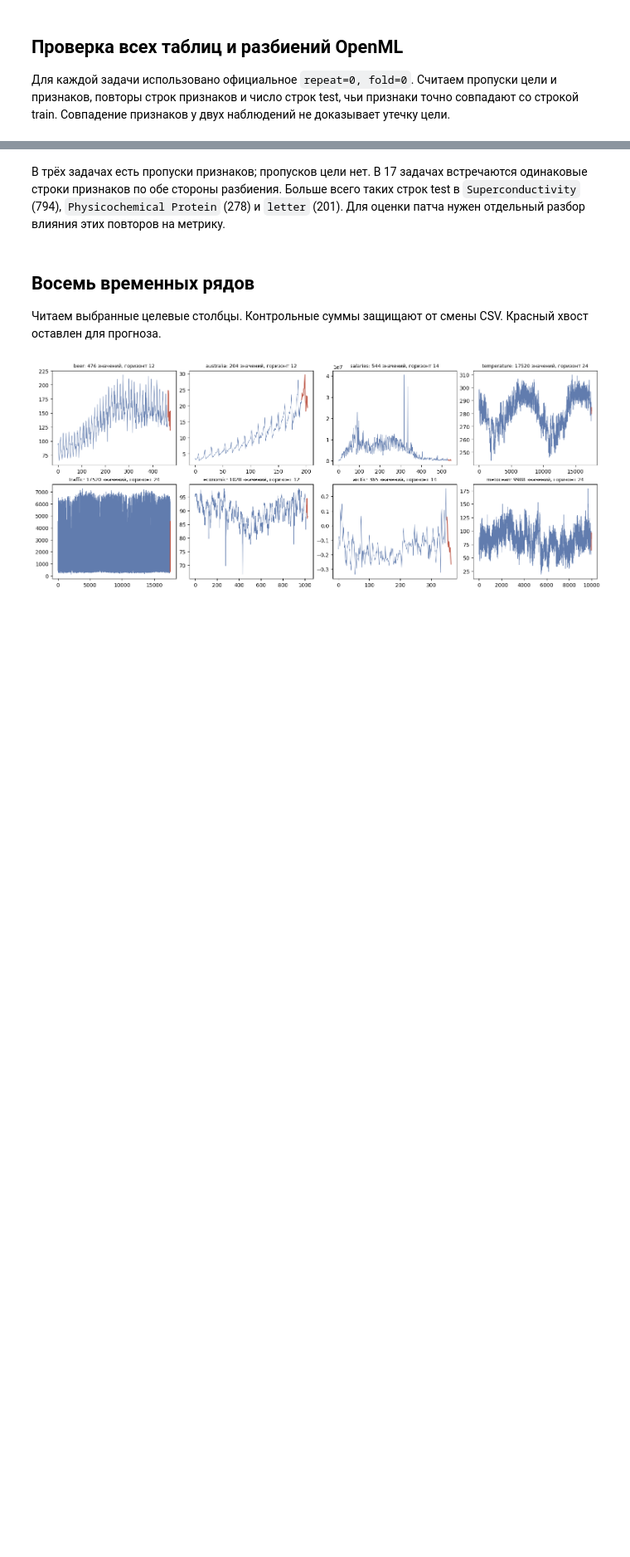
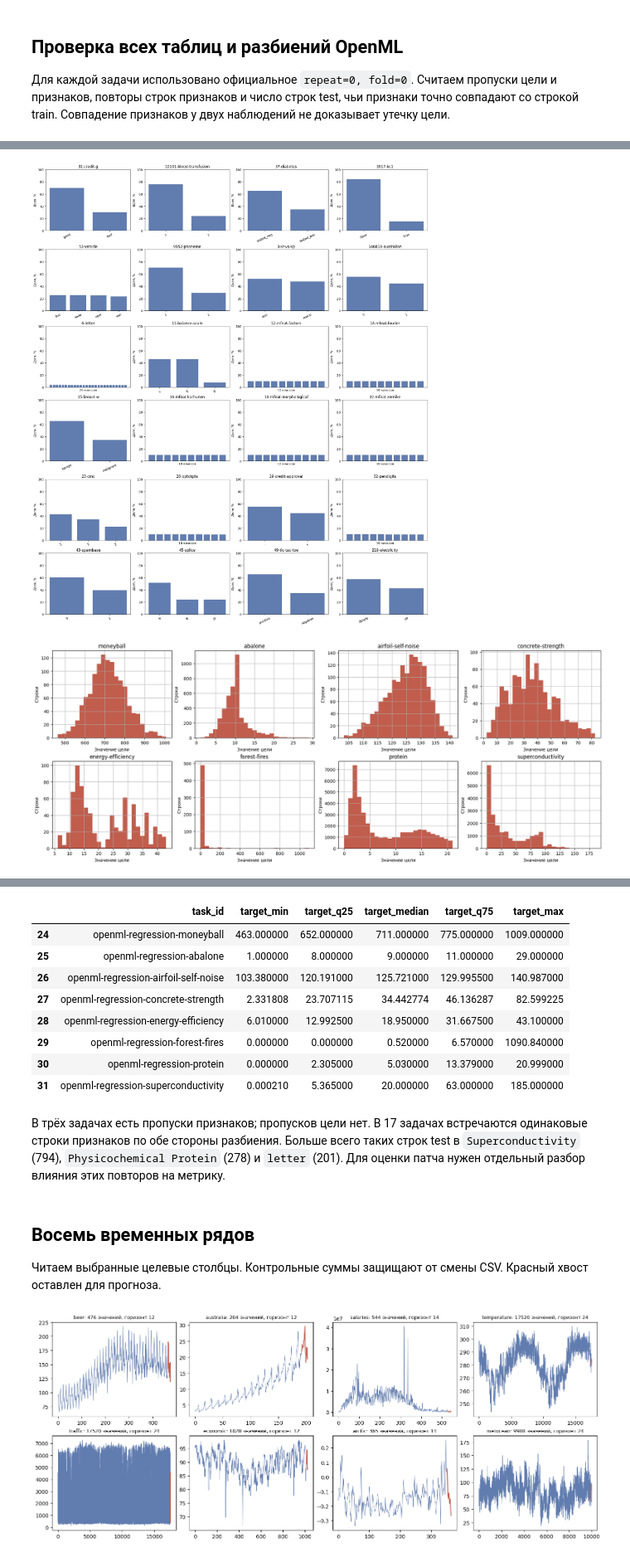
Before and after one commit to anpilove/FEDOT.LLM, a Jupyter notebook: fedotllm/agents/evolve/docs/eda.ipynb, the cells around one changed output, grey strips where cells are left out. Shown at 83% size. Saved outputs shown, nothing was run; the diff lists cells and outputs as text; code cells hidden in the pictures; blank space fills up the shorter version.

```diff
--- a/fedotllm/agents/evolve/docs/eda.ipynb
+++ b/fedotllm/agents/evolve/docs/eda.ipynb
@@ -212,0 +187,35 @@ plt.show()
+# %%
+classification = audit[audit.problem == "classification"]
+class_balance = pd.DataFrame([
+    {"task_id": row.task_id, "class": str(label), "rows": int(count),
+     "share_percent": 100 * count / len(target_cache[row.task_id])}
+    for row in classification.itertuples()
+    for label, count in target_cache[row.task_id].value_counts(dropna=False).items()
+])
+class_balance.to_csv(ASSETS / "class_balance.csv", index=False)
+fig, axes = plt.subplots(6, 4, figsize=(18, 21), constrained_layout=True)
+for ax, row in zip(axes.flat, classification.itertuples()):
+    counts = target_cache[row.task_id].value_counts(dropna=False)
+    shares = counts / counts.sum() * 100
+    ax.bar(range(len(shares)), shares.to_numpy(), color="#617cae")
+    ax.set(title=row.task_id.removeprefix("openml-")[:32], ylabel="Доля, %", ylim=(0, 100))
+    if len(shares) <= 4:
+        ax.set_xticks(range(len(shares)), [str(x)[:10] for x in shares.index], rotation=25)
+    else:
+        ax.set(xlabel=f"{len(shares)} классов")
+        ax.set_xticks([])
+fig.savefig(ASSETS / "classification_targets.png", dpi=160)
+plt.show()
+
+regression = audit[audit.problem == "regression"]
+fig, axes = plt.subplots(2, 4, figsize=(18, 7), constrained_layout=True)
+for ax, row in zip(axes.flat, regression.itertuples()):
+    pd.to_numeric(target_cache[row.task_id], errors="coerce").hist(ax=ax, bins=25, color="#c15d4d")
+    ax.set(title=row.task_id.removeprefix("openml-regression-")[:32], xlabel="Значение цели", ylabel="Строки")
+fig.savefig(ASSETS / "regression_targets.png", dpi=160)
+plt.show()
+display(audit.loc[audit.problem == "classification", ["task_id", "target_unique", "smallest_class_share_percent"]])
+display(audit.loc[audit.problem == "regression", ["task_id", "target_min", "target_q25", "target_median", "target_q75", "target_max"]])
+# %% [output]
+[figure, added]
+[figure, added]
@@ -213,3 +239,12 @@ plt.show()
+|  | task_id | target_min | target_q25 | target_median | target_q75 | target_max |
+| 24 | openml-regression-moneyball | 463.000000 | 652.000000 | 711.000000 | 775.000000 | 1009.000000 |
+| 25 | openml-regression-abalone | 1.000000 | 8.000000 | 9.000000 | 11.000000 | 29.000000 |
+| 26 | openml-regression-airfoil-self-noise | 103.380000 | 120.191000 | 125.721000 | 129.995500 | 140.987000 |
+| 27 | openml-regression-concrete-strength | 2.331808 | 23.707115 | 34.442774 | 46.136287 | 82.599225 |
+| 28 | openml-regression-energy-efficiency | 6.010000 | 12.992500 | 18.950000 | 31.667500 | 43.100000 |
+| 29 | openml-regression-forest-fires | 0.000000 | 0.000000 | 0.520000 | 6.570000 | 1090.840000 |
+| 30 | openml-regression-protein | 0.000000 | 2.305000 | 5.030000 | 13.379000 | 20.999000 |
+| 31 | openml-regression-superconductivity | 0.000210 | 5.365000 | 20.000000 | 63.000000 | 185.000000 |
 # %% [markdown]
 В трёх задачах есть пропуски признаков; пропусков цели нет. В 17 задачах встречаются одинаковые строки признаков по обе стороны разбиения. Больше всего таких строк test в `Superconductivity` (794), `Physicochemical Protein` (278) и `letter` (201). Для оценки патча нужен отдельный разбор влияния этих повторов на метрику.
 # %% [markdown]
```
Also changed, not shown: parts of 10 cells of this notebook, 10 other files.
